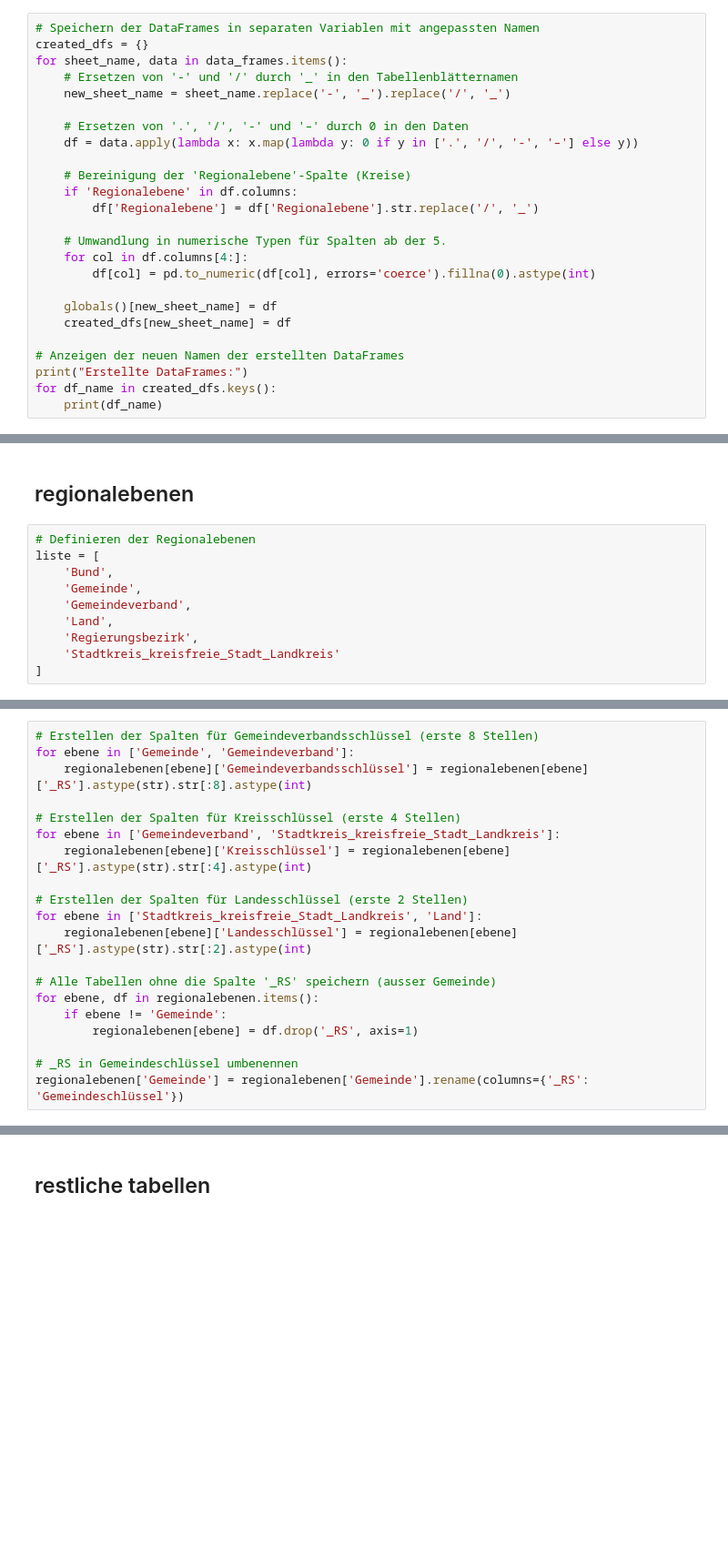
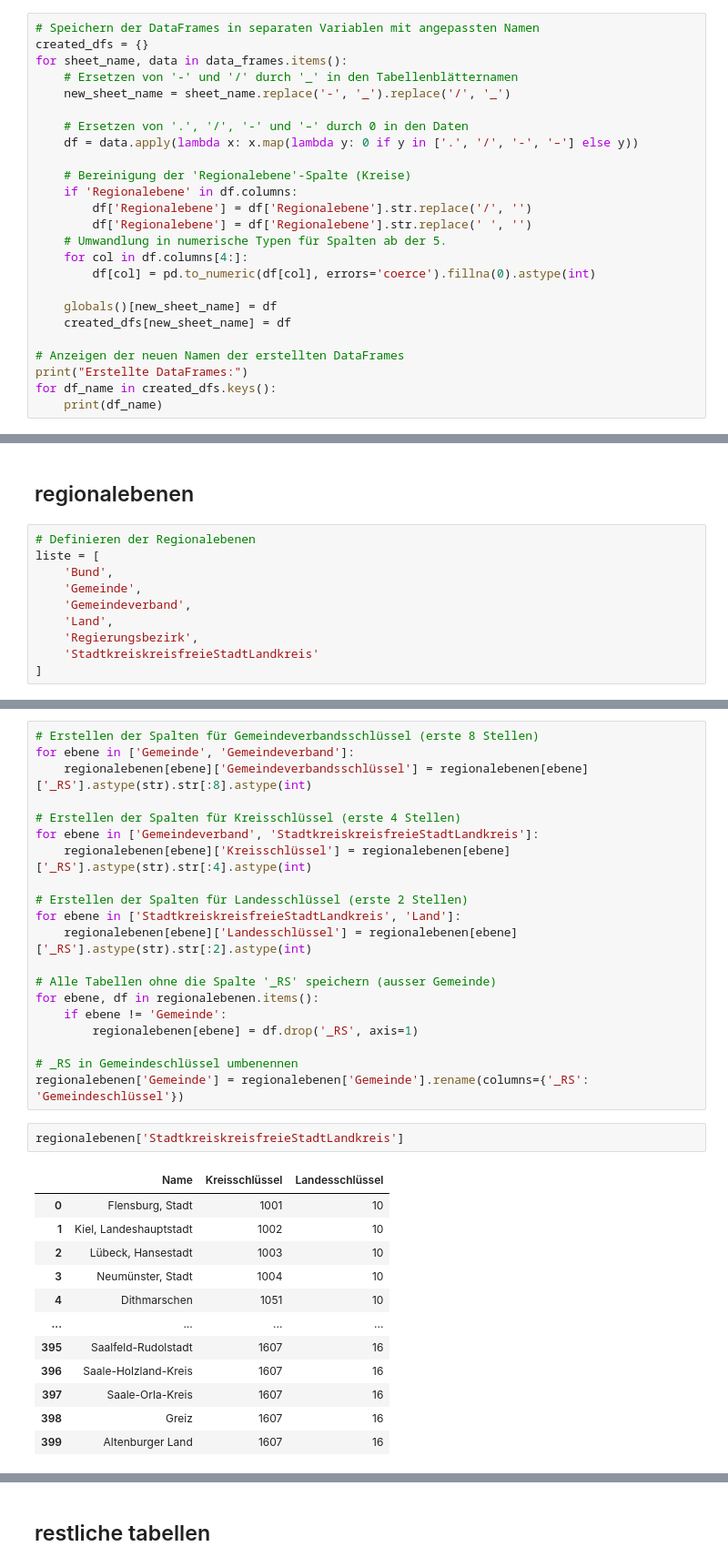
Before and after one commit to Reimser/sp3_1_studienarbeit, a Jupyter notebook: notebooks/import.ipynb, the cells around one changed output, grey strips where cells are left out. Shown at 91% size. Cells and saved outputs as stored; diff of their text form; blank space fills up the shorter version.

```diff
--- a/notebooks/import.ipynb
+++ b/notebooks/import.ipynb
@@ -29,8 +29,8 @@ for sheet_name, data in data_frames.items():
 
     # Bereinigung der 'Regionalebene'-Spalte (Kreise)
     if 'Regionalebene' in df.columns:
-        df['Regionalebene'] = df['Regionalebene'].str.replace('/', '_')
-
+        df['Regionalebene'] = df['Regionalebene'].str.replace('/', '')
+        df['Regionalebene'] = df['Regionalebene'].str.replace(' ', '')
     # Umwandlung in numerische Typen für Spalten ab der 5.
     for col in df.columns[4:]:
         df[col] = pd.to_numeric(df[col], errors='coerce').fillna(0).astype(int)
@@ -79,7 +79,7 @@ liste = [
     'Gemeindeverband',
     'Land',
     'Regierungsbezirk',
-    'Stadtkreis_kreisfreie_Stadt_Landkreis'
+    'StadtkreiskreisfreieStadtLandkreis'
 ]
 # %%
 
@@ -120,11 +120,11 @@ for ebene in ['Gemeinde', 'Gemeindeverband']:
     regionalebenen[ebene]['Gemeindeverbandsschlüssel'] = regionalebenen[ebene]['_RS'].astype(str).str[:8].astype(int)
 
 # Erstellen der Spalten für Kreisschlüssel (erste 4 Stellen)
-for ebene in ['Gemeindeverband', 'Stadtkreis_kreisfreie_Stadt_Landkreis']:
+for ebene in ['Gemeindeverband', 'StadtkreiskreisfreieStadtLandkreis']:
     regionalebenen[ebene]['Kreisschlüssel'] = regionalebenen[ebene]['_RS'].astype(str).str[:4].astype(int)
 
 # Erstellen der Spalten für Landesschlüssel (erste 2 Stellen)
-for ebene in ['Stadtkreis_kreisfreie_Stadt_Landkreis', 'Land']:
+for ebene in ['StadtkreiskreisfreieStadtLandkreis', 'Land']:
     regionalebenen[ebene]['Landesschlüssel'] = regionalebenen[ebene]['_RS'].astype(str).str[:2].astype(int)
 
 # Alle Tabellen ohne die Spalte '_RS' speichern (ausser Gemeinde)
@@ -134,3 +134,18 @@ for ebene, df in regionalebenen.items():
 
 # _RS in Gemeindeschlüssel umbenennen
 regionalebenen['Gemeinde'] = regionalebenen['Gemeinde'].rename(columns={'_RS': 'Gemeindeschlüssel'})
+# %%
+regionalebenen['StadtkreiskreisfreieStadtLandkreis']
+# %% [output]
+|  | Name | Kreisschlüssel | Landesschlüssel |
+| 0 | Flensburg, Stadt | 1001 | 10 |
+| 1 | Kiel, Landeshauptstadt | 1002 | 10 |
+| 2 | Lübeck, Hansestadt | 1003 | 10 |
+| 3 | Neumünster, Stadt | 1004 | 10 |
+| 4 | Dithmarschen | 1051 | 10 |
+| ... | ... | ... | ... |
+| 395 | Saalfeld-Rudolstadt | 1607 | 16 |
+| 396 | Saale-Holzland-Kreis | 1607 | 16 |
+| 397 | Saale-Orla-Kreis | 1607 | 16 |
+| 398 | Greiz | 1607 | 16 |
+| 399 | Altenburger Land | 1607 | 16 |
```
Also changed, not shown: parts of 5 cells of this notebook.
